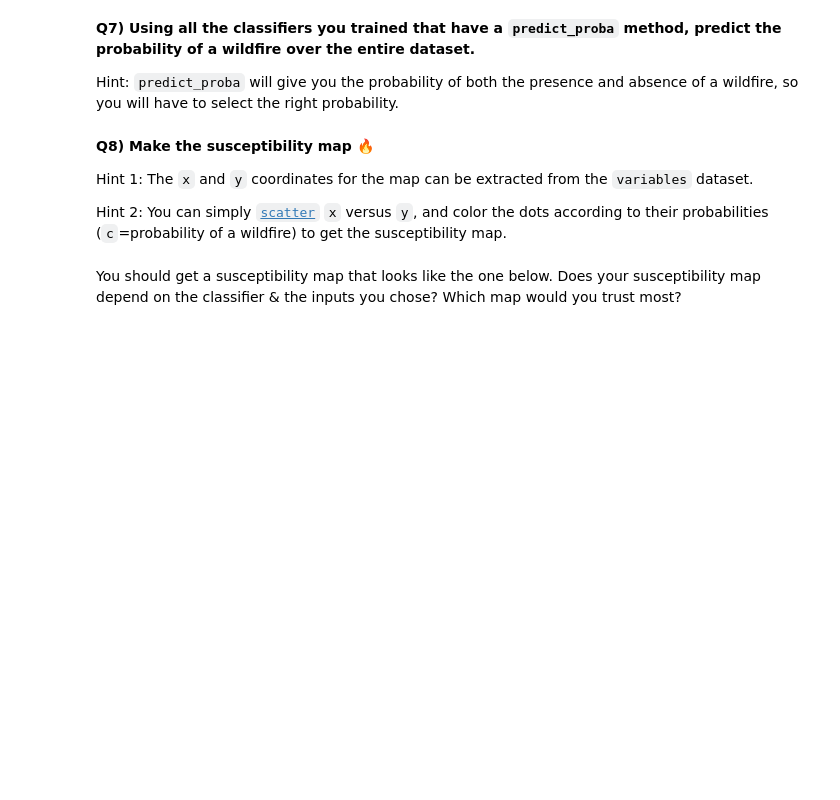
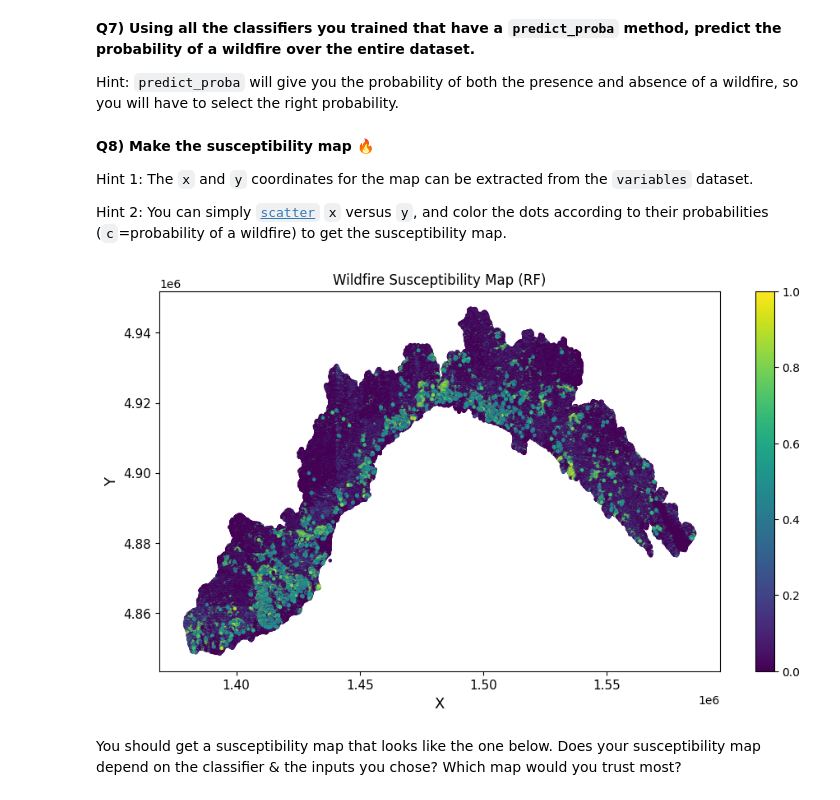
Before and after one commit to JosephGrob/2024_MLEES, a Jupyter notebook: Copie_de_S3_4_Wildfire_Risk_Italy.ipynb, the cells around one changed output. Saved outputs shown, nothing was run; the diff lists cells and outputs as text; code cells hidden in the pictures; blank space fills up the shorter version.

```diff
--- a/Copie_de_S3_4_Wildfire_Risk_Italy.ipynb
+++ b/Copie_de_S3_4_Wildfire_Risk_Italy.ipynb
@@ -341,12 +397,12 @@ Hint: `predict_proba` will give you the probability of both the presence and abs
 #####################################################################################################################
 # 1. Predict the probability of a wildfire or not on the *entire* dataset
 #####################################################################################################################
-predprob_rf = rfc.________(_______) # Use .predict_proba in the 'rfc' classifier to process the entire dataset
+predprob_rf = rfc.predict_proba(inputs_gdf) # Use .predict_proba in the 'rfc' classifier to process the entire dataset
 # %%
 #####################################################################################################################
 # 2. Extract the probability of a wildfire happening over the entire period of the dataset for each instance
 #####################################################################################################################
-rf_testprob_fire = _______[____] # Hint: predprob_rf shape = [:,2], select the second column
+rf_testprob_fire = predprob_rf[:, 1] # Hint: predprob_rf shape = [:,2], select the second column
 # %% [markdown]
 **Q8) Make the susceptibility map 🔥**
 
@@ -356,16 +412,19 @@ Hint 2: You can simply [`scatter`](https://matplotlib.org/stable/api/_as_gen/mat
 # %%
 # Scatter ['x'] vs ['y'] columns in the entire dataframe and color the dots with the predicted probability 'rf_testprob_fire'
 # to make the susceptibility map
 
 import matplotlib.pyplot as plt
-fig,ax = plt._______(____,figsize=(6+5,4+2))
-cmploy = ax.scatter(_________,_____________,s=5,c=____________,cmap='viridis')
-plt.colorbar(cmploy,ax=___)
+fig, ax = plt.subplots(1, figsize=(11, 6))  # Create the figure and axes
+cmploy = ax.scatter(variables['x'], variables['y'], s=5, c=rf_testprob_fire, cmap='viridis')  # Scatter plot
+
+plt.colorbar(cmploy, ax=ax)  # Add a colorbar
 ax.set_title('Wildfire Susceptibility Map (RF)')
-ax.set_ylabel('Y',size=13)
-ax.set_xlabel('X',size=13)
+ax.set_ylabel('Y', size=13)
+ax.set_xlabel('X', size=13)
 ax.tick_params(axis='both', which='major', labelsize=11)
 plt.show()
+# %% [output]
+[figure, added]
 # %% [markdown]
 You should get a susceptibility map that looks like the one below. Does your susceptibility map depend on the classifier & the inputs you chose? Which map would you trust most?
 # %% [markdown]
```
Also changed, not shown: parts of 21 cells of this notebook.
